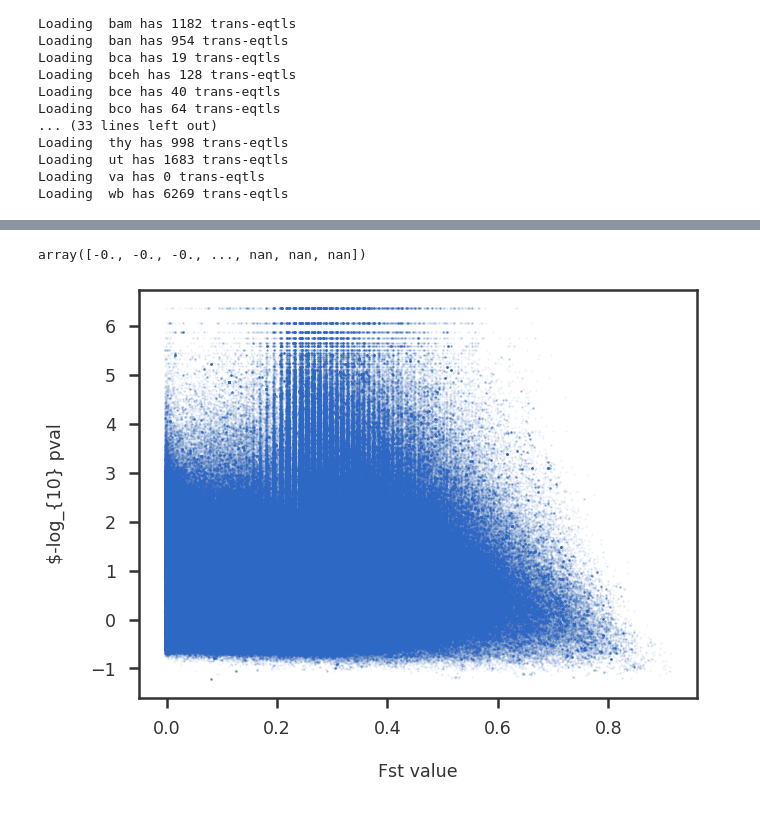
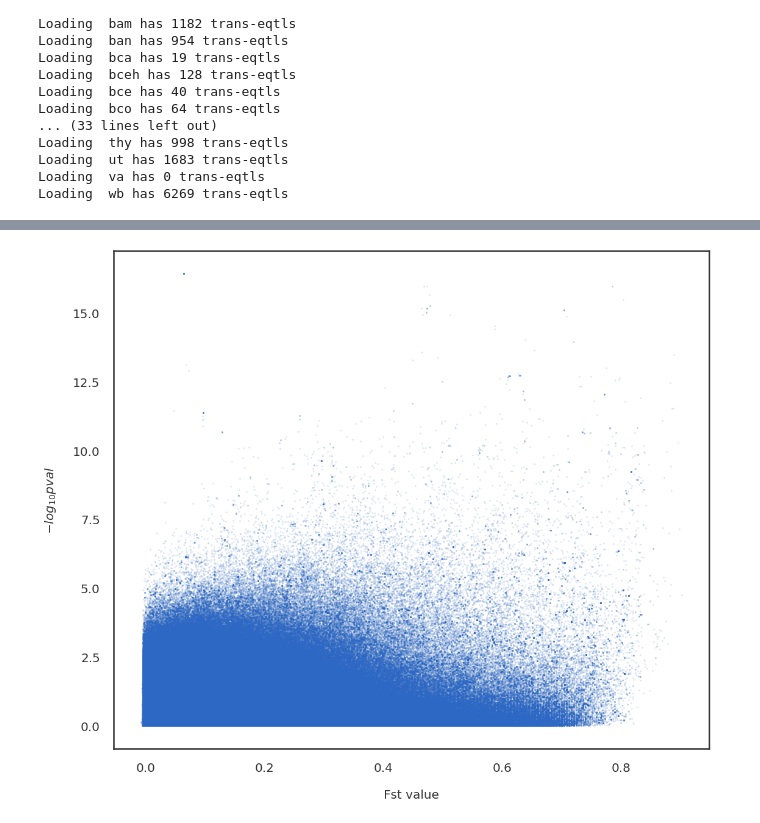
Before and after one commit to banskt/trans-eqtl-pipeline, a Jupyter notebook: analysis/jupyter/fst_analysis/fst_distributions_binning_and_backgrounds.ipynb, the cells around one changed output, grey strips where cells are left out. Cells and saved outputs as stored; diff of their text form; code cells hidden in the pictures.

```diff
--- a/analysis/jupyter/fst_analysis/fst_distributions_binning_and_backgrounds.ipynb
+++ b/analysis/jupyter/fst_analysis/fst_distributions_binning_and_backgrounds.ipynb
@@ -59,0 +80,20 @@ plt.show()
+# %%
+import seaborn as sns
+sns.set(style="white")
+
+fig = plt.figure(figsize=(14,6))
+ax1 = fig.add_subplot(121)
+ax2 = fig.add_subplot(122)
+
+ax1.scatter(kg1,pop2, s=1, alpha=0.3)
+ax2.scatter(pop2,pop3, s=1, alpha=0.3)
+
+ax1.set_xlabel("1KG Fst")
+ax1.set_ylabel("GTEx Fst")
+
+ax2.set_xlabel("GTEx Fst - 2 Populations")
+ax2.set_ylabel("GTEx Fst - 3 Populations")
+
+ax1.set_aspect("equal")
+ax2.set_aspect("equal")
+plt.show()
@@ -140,7 +182,8 @@ Loading  va has 0 trans-eqtls
 Loading  wb has 6269 trans-eqtls
 # %%
 gtex_snp_map = dict()
-gtex_varid_fst = dict()
+gtex_varid_fst_2pop = dict()
+gtex_varid_fst_3pop = dict()
 snps_list = list()
 for i in np.arange(1,23):
     gtex_snp_map[i] = dict()
@@ -150,7 +193,8 @@ with open("/cbscratch/franco/datasets/gtex_v8/genotypes/vcfs_SHAPEIT2/0.01/gtex_
         chrom = int(arr[0])
         pos = int(arr[2])
         gtex_snp_map[chrom][pos] = arr[1]
-        gtex_varid_fst[arr[1]] = fst_gtex[chrom][pos]
+        gtex_varid_fst_2pop[arr[1]] = fst_gtex_2pop[chrom][pos]
+        gtex_varid_fst_3pop[arr[1]] = fst_gtex_3pop[chrom][pos]
         snps_list.append(arr[1])
 # %%
 fst_teqtl_gtex= dict()
@@ -298,23 +379,19 @@ np.histogram(np.array(random_matched_gtex_fst), range=(0,1), bins=20)
 # %%
 import pandas as pd
-all_snp_pvals = pd.read_csv(os.path.join("/cbscratch/franco/from_saikat/gtex_v8_202003/all_variants_pvalues_tejaas.txt"), index_col=0, header=0, sep="\t")
+all_snp_pvals = pd.read_csv(os.path.join("/cbscratch/franco/from_saikat/gtex_v8_202003/all_variants_pvalues_tejaas_4optims.txt"), index_col=0, header=0, sep="\t")
-# %%
-np.sort(all_snp_pvals["sse"])
-# %% [output]
-array([-0., -0., -0., ..., nan, nan, nan])
 # %%
-gwfst_gtex = np.array([gtex_varid_fst[x] for x in list(all_snp_pvals.index)])
-gwpvals    = np.array(all_snp_pvals["sse"])
+tissue = "sse"
+gwfst_gtex = np.array([gtex_varid_fst_3pop[x] for x in list(all_snp_pvals.index)])
+gwlogpvals = np.array(all_snp_pvals[tissue])
 # %%
-from utils import mpl_stylesheet
-mpl_stylesheet.banskt_presentation(fontfamily = 'latex-clearsans', fontsize = 14, colors = 'banskt', dpi = 90)
+mpl_stylesheet.banskt_presentation(fontfamily = 'latex-clearsans', fontsize = 16, colors = 'banskt', dpi = 90)
 
-fig = plt.figure(figsize=(8,6))
+fig = plt.figure(figsize=(14,12))
 ax1 = fig.add_subplot(111)
-ax1.scatter(gwfst_gtex, -np.log10(gwpvals), alpha=0.05, s=1)
-ax1.set_ylabel("$-log_{10} pval")
+ax1.scatter(gwfst_gtex, gwlogpvals, alpha=0.1, s=2)
+ax1.set_ylabel("$-log_{10} pval$")
 ax1.set_xlabel("Fst value")
 # ax1.set_xlim(0.5, )
 plt.show()
 # %% [output]
-[figure, old version]
+[figure, new version]
```
Also changed, not shown: parts of 21 cells of this notebook, 12 other files.
